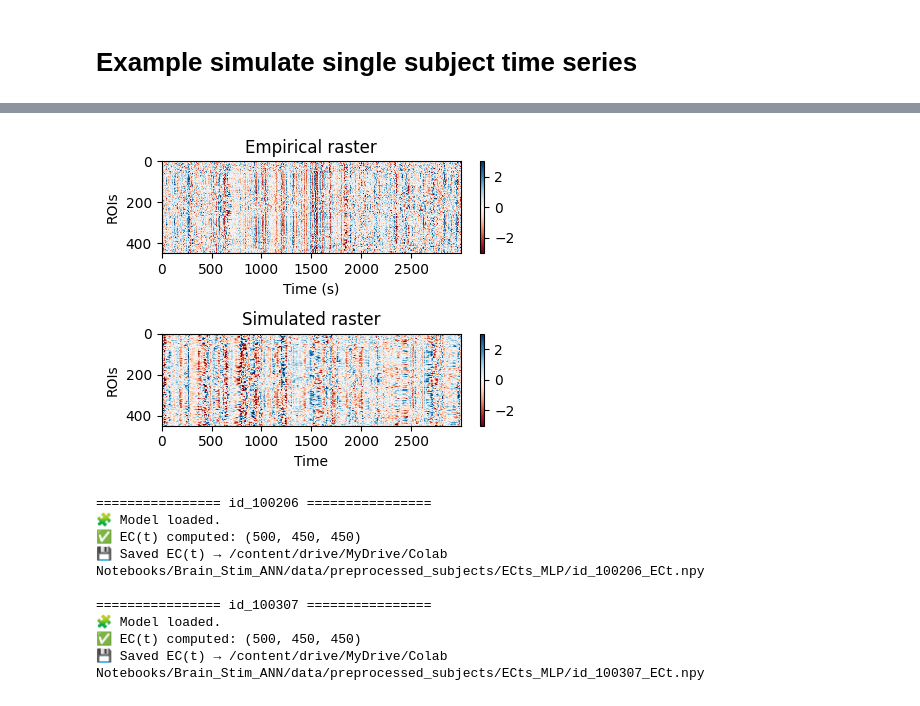
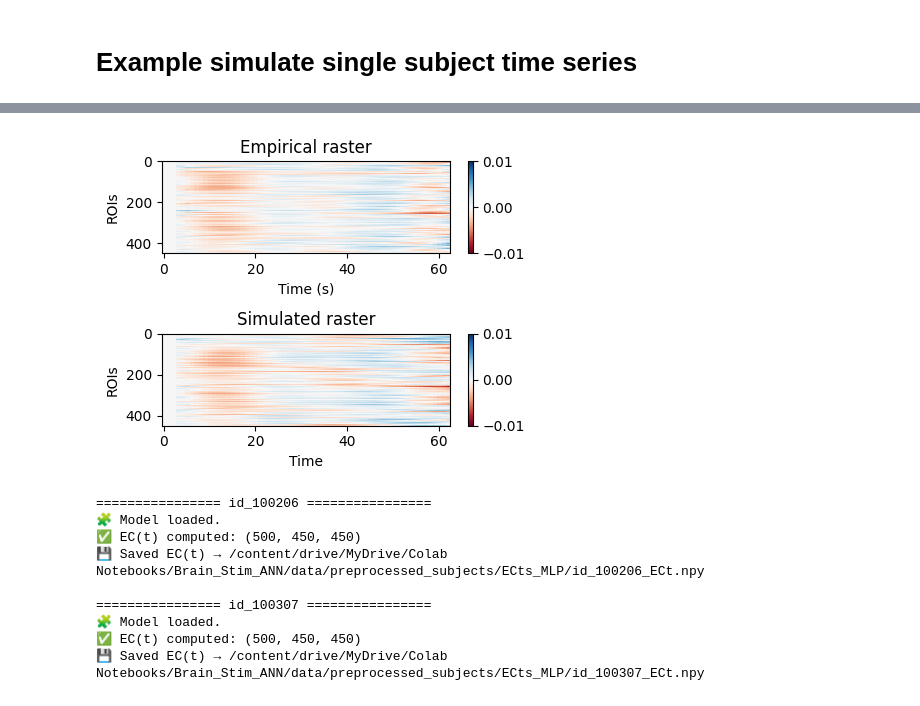
Before and after one commit to grabuffo/BrainStim_ANN_fMRI_HCP, a Jupyter notebook: notebooks/Evoked_Timescales.ipynb, the cells around one changed output, grey strips where cells are left out. Cells and saved outputs as stored; diff of their text form; code cells hidden in the pictures.

```diff
--- a/notebooks/Evoked_Timescales.ipynb
+++ b/notebooks/Evoked_Timescales.ipynb
@@ -96,11 +96,11 @@ S=3 #number of steps
 N=Z.shape[1] #number of regions
 M=500 # initial times to consider
 
-dur=30 #predicted activity
+dur=300 #predicted activity
 pert_strength=0.1
 
 Zsim=np.zeros((N, dur+3, N))
-for node in range(N):
+for node in range(2):
   print(node)
   for ini in range(M):
     # Build a perturbation that only hits the last step and a single node: (S, N)
@@ -109,7 +109,9 @@ for node in range(N):
 
     init_cond=np.reshape(X[ini,:],(S,N))
 
-    Zsim[node,:,:] += NPI.model_time_series(model, init_cond + perturbation, tlen=dur, noise_strength=0.)
+    perturbed = NPI.model_time_series(model, init_cond + perturbation, tlen=dur, noise_strength=0.)
+    unperturbed = NPI.model_time_series(model, init_cond, tlen=dur, noise_strength=0.)
+    Zsim[node,:,:] += perturbed - unperturbed
   Zsim[node,:,:]/=M
 # %% [output]
 0
@@ -154,22 +136,22 @@ dFC_emp.shape
 # %%
 plt.figure(figsize=(4.6,3.6))
 plt.subplot(2,1,1)
 plt.title('Empirical raster')
-plt.imshow(stats.zscore(emp,axis=0)[:,:].T,aspect='auto',vmin=-3,vmax=3,cmap='RdBu',interpolation='nearest')
+plt.imshow(Zsim[0,:,:].T,aspect='auto',vmin=-.01,vmax=.01,cmap='RdBu',interpolation='nearest')
 plt.colorbar()
 plt.xlabel('Time (s)')
 plt.ylabel('ROIs')
 plt.subplot(2,1,2)
 plt.title('Simulated raster')
-plt.imshow(stats.zscore(sim,axis=0)[:,:].T,aspect='auto',vmin=-3,vmax=3,cmap='RdBu',interpolation='nearest')
+plt.imshow(Zsim[1,:,:].T,aspect='auto',vmin=-.01,vmax=.01,cmap='RdBu',interpolation='nearest')
 plt.colorbar()
 plt.xlabel('Time')
 plt.ylabel('ROIs')
 #plt.axis('off')
 plt.tight_layout()
 plt.show()
 # %% [output]
-[figure, old version]
+[figure, new version]
 # %%
 # --- 8️⃣ Main EC(t) extraction loop ---
 pert_strength = 0.1
```
Also changed, not shown: parts of 7 cells of this notebook.
